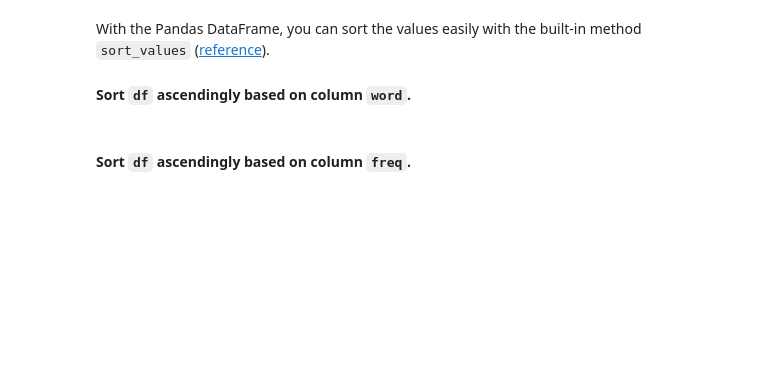
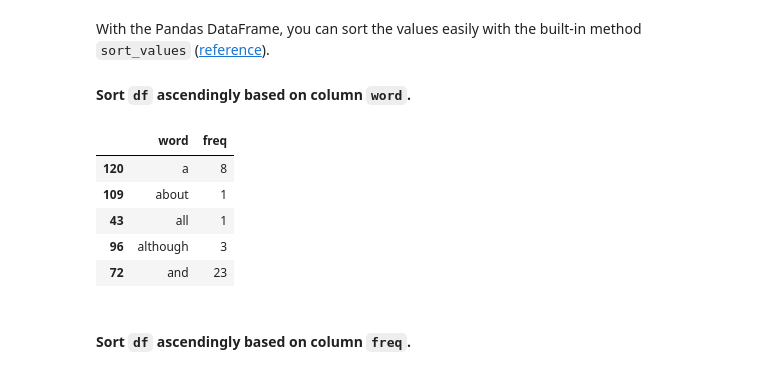
Before and after one commit to ironhacksao-datateam/june2019-ft, a Jupyter notebook: week_1/03_lab_tuple_set_dict_challenge1_week1/your-code/03_lab_tuple_set_dict_challenge3_week1.ipynb, the cells around one changed output. Drawn from its saved outputs; the diff is of its cells as text; code cells hidden in the pictures; blank space fills up the shorter version.

```diff
--- a/week_1/03_lab_tuple_set_dict_challenge1_week1/your-code/03_lab_tuple_set_dict_challenge3_week1.ipynb
+++ b/week_1/03_lab_tuple_set_dict_challenge1_week1/your-code/03_lab_tuple_set_dict_challenge3_week1.ipynb
@@ -100,0 +190,6 @@ Assign the converted value to a variable called `df`. The first few rows of `df`
+# %%
+# Method 2
+word_freq_dict = {'word': list(word_freq.keys()),
+                  'freq': list(word_freq.values())}
+# %%
+df = pd.DataFrame(data=word_freq_dict)
@@ -104,6 +203,14 @@ With the Pandas DataFrame, you can sort the values easily with the built-in meth
 #### Sort `df` ascendingly based on column `word`.
 # %%
 # Your code here
+df.sort_values(by='word').head()
+# %% [output]
+|  | word | freq |
+| 120 | a | 8 |
+| 109 | about | 1 |
+| 43 | all | 1 |
+| 96 | although | 3 |
+| 72 | and | 23 |
 # %% [markdown]
 #### Sort `df` ascendingly based on column `freq`.
 # %%
```
Also changed, not shown: parts of 24 cells of this notebook.
